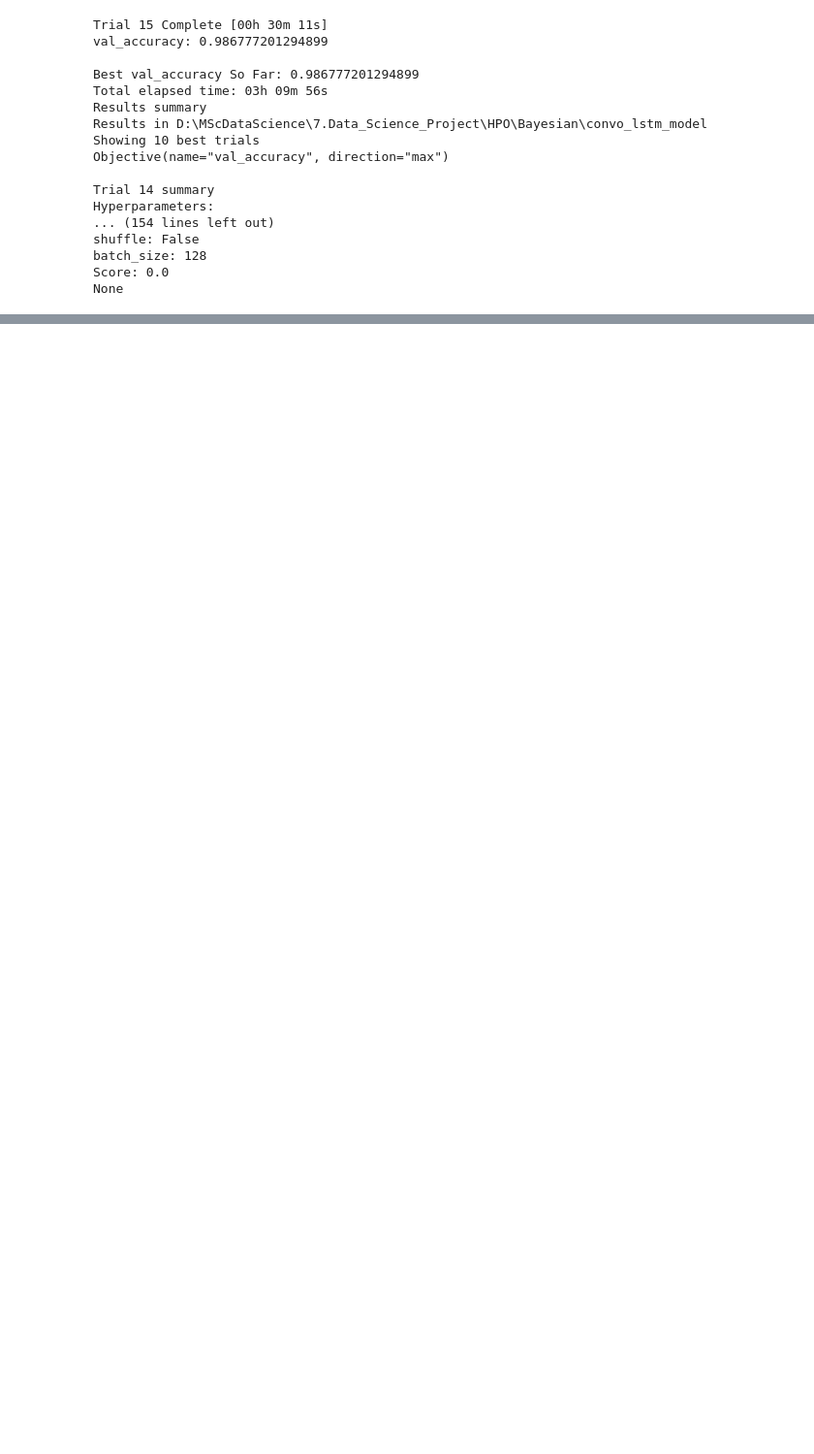
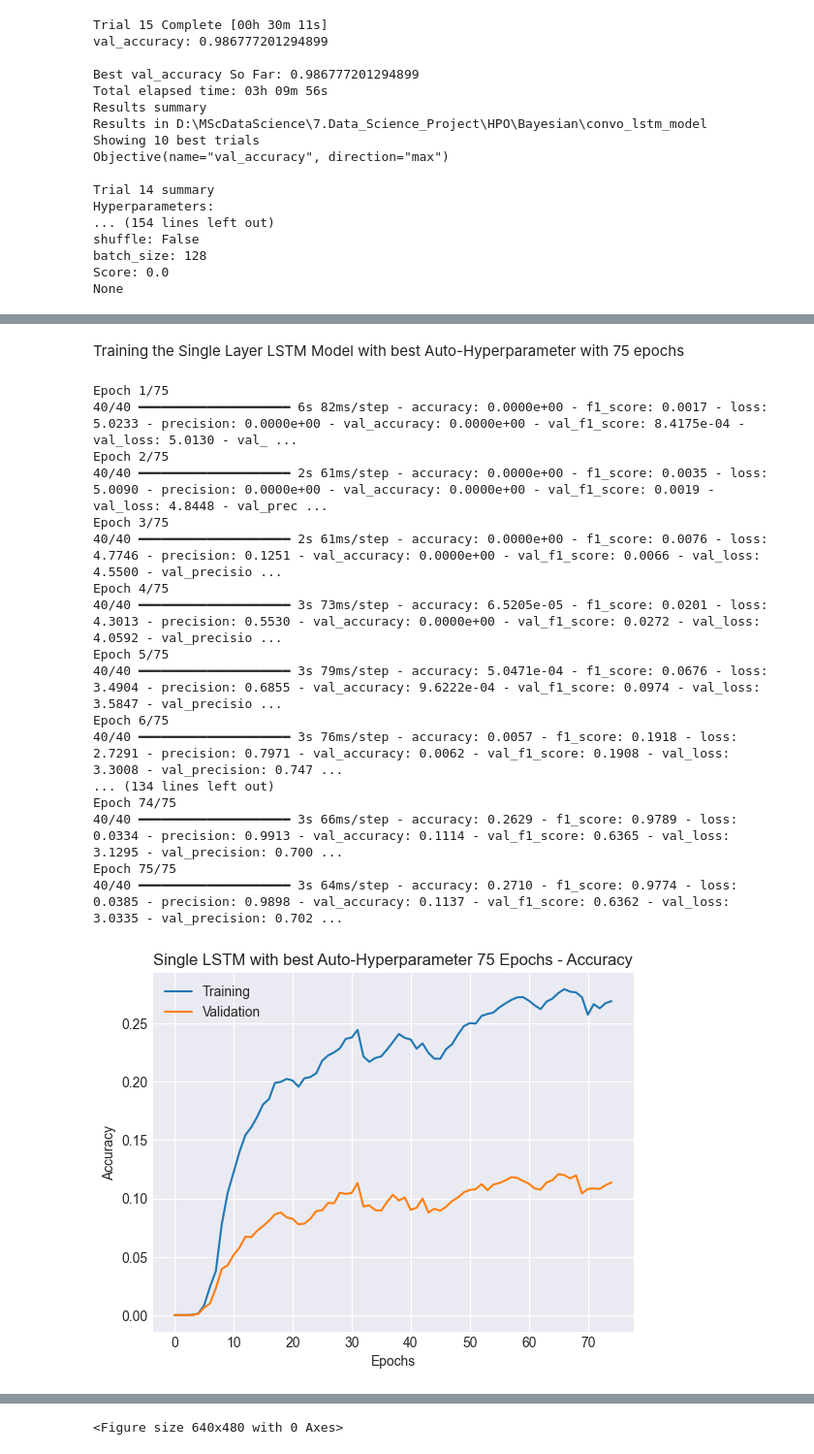
Before and after one commit to Mohitag94/MScDataScience_Project, a Jupyter notebook: mian.ipynb, the cells around one changed output, grey strips where cells are left out. Shown at 97% size. Saved outputs shown, nothing was run; the diff lists cells and outputs as text; code cells hidden in the pictures; blank space fills up the shorter version.

```diff
--- a/mian.ipynb
+++ b/mian.ipynb
@@ -420,0 +518,46 @@ Epoch 50/50
+# %% [markdown]
+Training the Single Layer LSTM Model with best Auto-Hyperparameter with 75 epochs
+# %%
+# single lstm model with tuned hyperparamter
+hp_lstm_model_75 = train_lstm.single_lstm_model(embedding_seq_length=110,
+                                                lstm_units=35,
+                                                rate=0.275,
+                                                activation="elu",
+                                                optimizer="Nadam",
+                                                lr=0.007121072966581653,
+                                                num_class=preprocess.num_intent,
+                                                vocab_size=VOCAB_SIZE,
+                                                textvector_layer=textvector_layer)
+
+# fitting the single lstm model to full original dataset
+hp_lstm_history_75 = train_lstm.model_history(x=x_train, y=y_train,
+                                              x_val=x_val,
+                                              y_val=y_val,
+                                              path=single_lstm_path,
+                                              model=hp_lstm_model_75,
+                                              batch_size=192,
+                                              epochs=75,
+                                              filename="hp_192Batch_75epochs")
+
+train_lstm.plot(history=hp_lstm_history_75,
+                title="Single LSTM with best Auto-Hyperparameter 75 Epochs",
+                path=os.path.join(valuation_path, "Single_LSTM"))
+# %% [output]
+Epoch 1/75
+40/40 ━━━━━━━━━━━━━━━━━━━━ 6s 82ms/step - accuracy: 0.0000e+00 - f1_score: 0.0017 - loss: 5.0233 - precision: 0.0000e+00 - val_accuracy: 0.0000e+00 - val_f1_score: 8.4175e-04 - val_loss: 5.0130 - val_ ...
+Epoch 2/75
+40/40 ━━━━━━━━━━━━━━━━━━━━ 2s 61ms/step - accuracy: 0.0000e+00 - f1_score: 0.0035 - loss: 5.0090 - precision: 0.0000e+00 - val_accuracy: 0.0000e+00 - val_f1_score: 0.0019 - val_loss: 4.8448 - val_prec ...
+Epoch 3/75
+40/40 ━━━━━━━━━━━━━━━━━━━━ 2s 61ms/step - accuracy: 0.0000e+00 - f1_score: 0.0076 - loss: 4.7746 - precision: 0.1251 - val_accuracy: 0.0000e+00 - val_f1_score: 0.0066 - val_loss: 4.5500 - val_precisio ...
+Epoch 4/75
+40/40 ━━━━━━━━━━━━━━━━━━━━ 3s 73ms/step - accuracy: 6.5205e-05 - f1_score: 0.0201 - loss: 4.3013 - precision: 0.5530 - val_accuracy: 0.0000e+00 - val_f1_score: 0.0272 - val_loss: 4.0592 - val_precisio ...
+Epoch 5/75
+40/40 ━━━━━━━━━━━━━━━━━━━━ 3s 79ms/step - accuracy: 5.0471e-04 - f1_score: 0.0676 - loss: 3.4904 - precision: 0.6855 - val_accuracy: 9.6222e-04 - val_f1_score: 0.0974 - val_loss: 3.5847 - val_precisio ...
+Epoch 6/75
+40/40 ━━━━━━━━━━━━━━━━━━━━ 3s 76ms/step - accuracy: 0.0057 - f1_score: 0.1918 - loss: 2.7291 - precision: 0.7971 - val_accuracy: 0.0062 - val_f1_score: 0.1908 - val_loss: 3.3008 - val_precision: 0.747 ...
+... (134 lines left out)
+Epoch 74/75
+40/40 ━━━━━━━━━━━━━━━━━━━━ 3s 66ms/step - accuracy: 0.2629 - f1_score: 0.9789 - loss: 0.0334 - precision: 0.9913 - val_accuracy: 0.1114 - val_f1_score: 0.6365 - val_loss: 3.1295 - val_precision: 0.700 ...
+Epoch 75/75
+40/40 ━━━━━━━━━━━━━━━━━━━━ 3s 64ms/step - accuracy: 0.2710 - f1_score: 0.9774 - loss: 0.0385 - precision: 0.9898 - val_accuracy: 0.1137 - val_f1_score: 0.6362 - val_loss: 3.0335 - val_precision: 0.702 ...
+[figure, added]
@@ -420,0 +566 @@ Epoch 50/50
+<Figure size 640x480 with 0 Axes>
```
Also changed, not shown: parts of 15 cells of this notebook, 12 other files.
